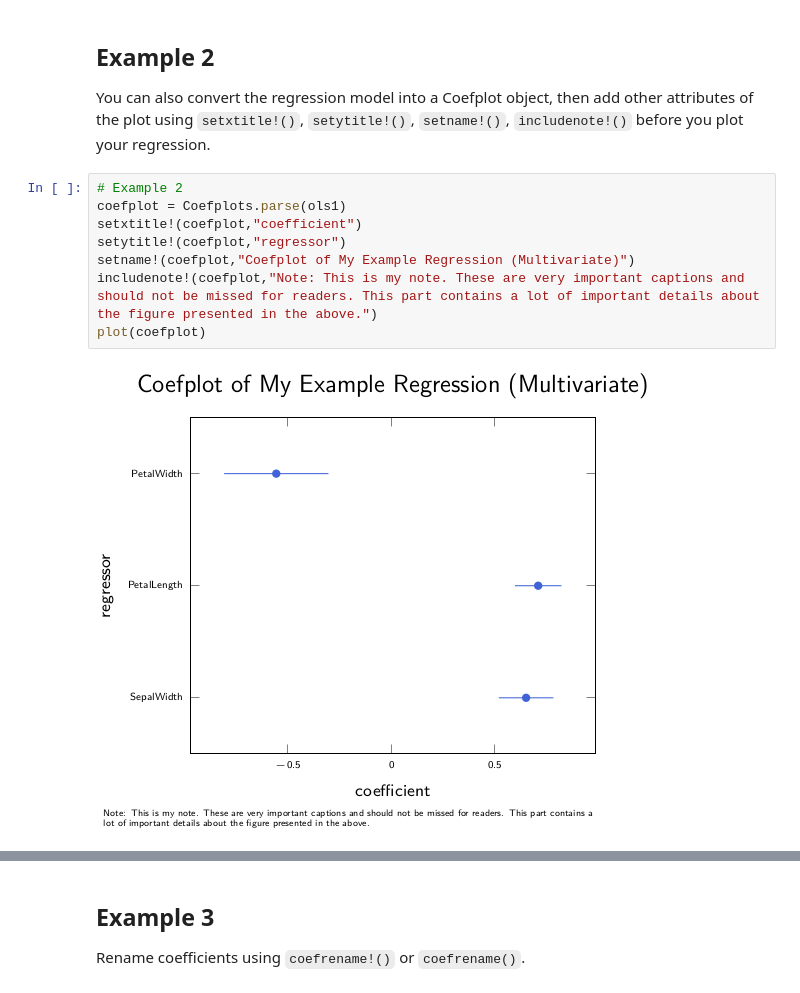
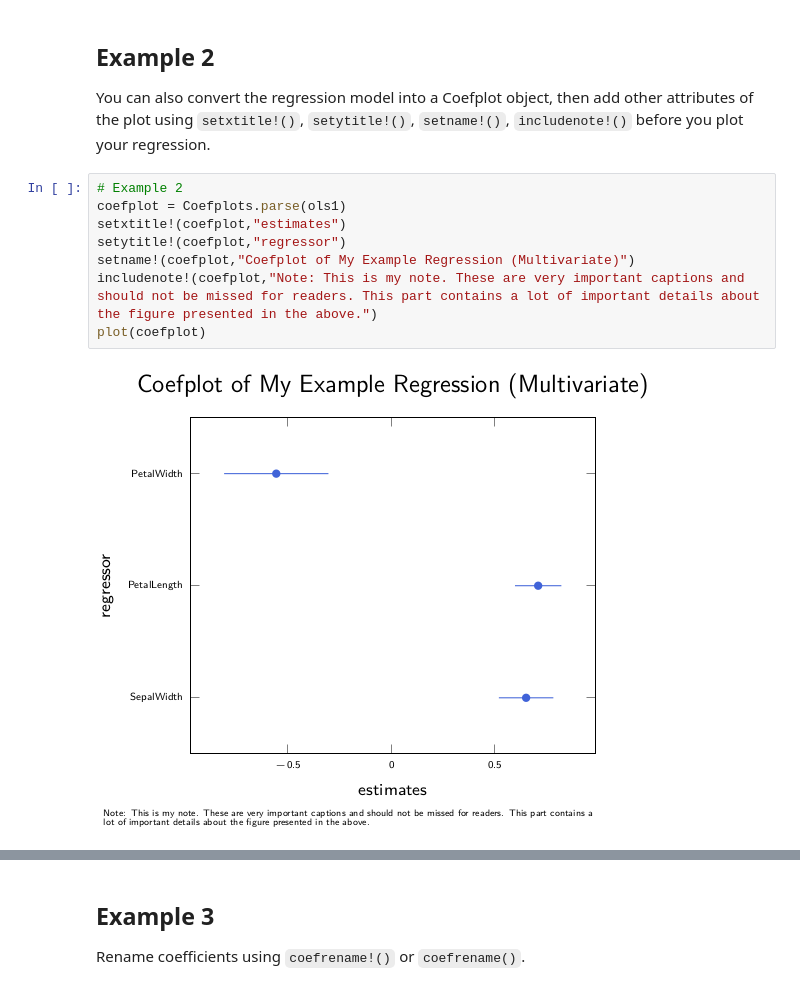
Before and after one commit to caibengbu/Coefplots.jl, a Jupyter notebook: examples/quick_start.ipynb, the cells around one changed output, grey strips where cells are left out. Saved outputs shown, nothing was run; the diff lists cells and outputs as text.

```diff
--- a/examples/quick_start.ipynb
+++ b/examples/quick_start.ipynb
@@ -29,10 +29,10 @@ You can also convert the regression model into a Coefplot object, then add other
 # %%
 # Example 2
 coefplot = Coefplots.parse(ols1)
-setxtitle!(coefplot,"coefficient")
+setxtitle!(coefplot,"estimates")
 setytitle!(coefplot,"regressor")
 setname!(coefplot,"Coefplot of My Example Regression (Multivariate)")
 includenote!(coefplot,"Note: This is my note. These are very important captions and should not be missed for readers. This part contains a lot of important details about the figure presented in the above.")
 plot(coefplot)
 # %% [output]
-[figure, old version]
+[figure, new version]
```
Also changed, not shown: parts of 8 cells of this notebook, 6 other files.
